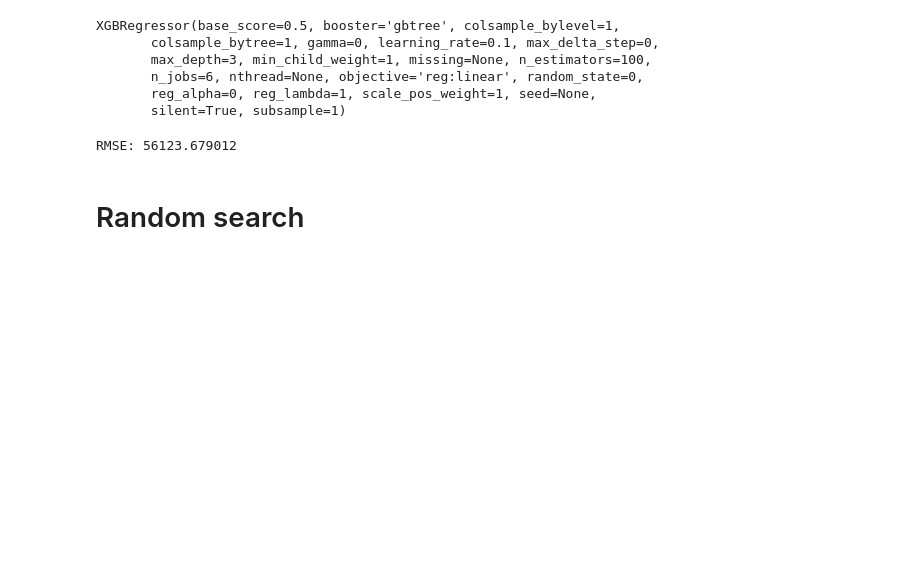
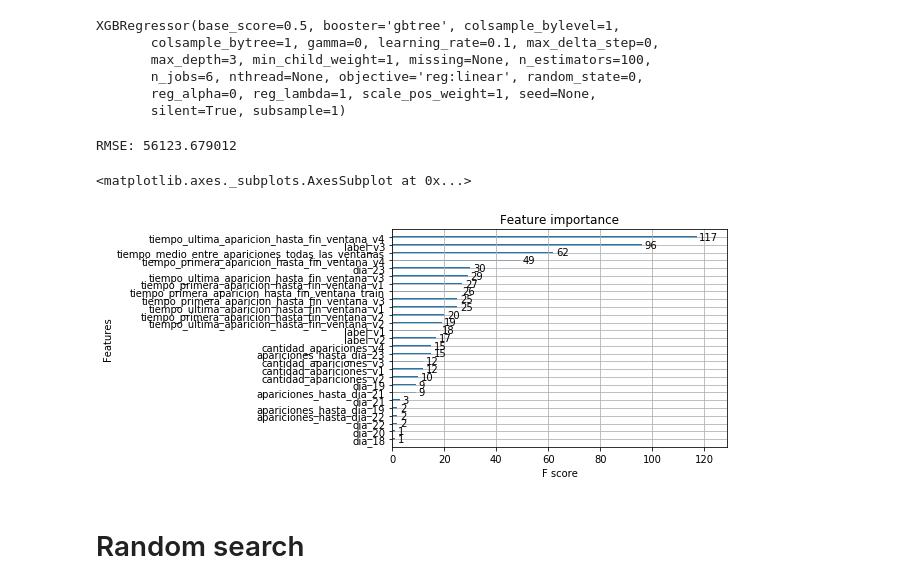
Before and after one commit to mateoicalvo/7506, a Jupyter notebook: tp2/modelo/algoritmos/pruebas.ipynb, the cells around one changed output. Drawn from its saved outputs; the diff is of its cells as text; code cells hidden in the pictures; blank space fills up the shorter version.

```diff
--- a/tp2/modelo/algoritmos/pruebas.ipynb
+++ b/tp2/modelo/algoritmos/pruebas.ipynb
@@ -301,6 +301,11 @@ rmse = np.sqrt(mean_squared_error(y_test, preds))
 print("RMSE: %f" % (rmse))
 # %% [output]
 RMSE: 56123.679012
+# %%
+xgb.plot_importance(xg_reg)
+# %% [output]
+<matplotlib.axes._subplots.AxesSubplot at 0x...>
+[figure, added]
 # %% [markdown]
 # Random search
 # %%
```
